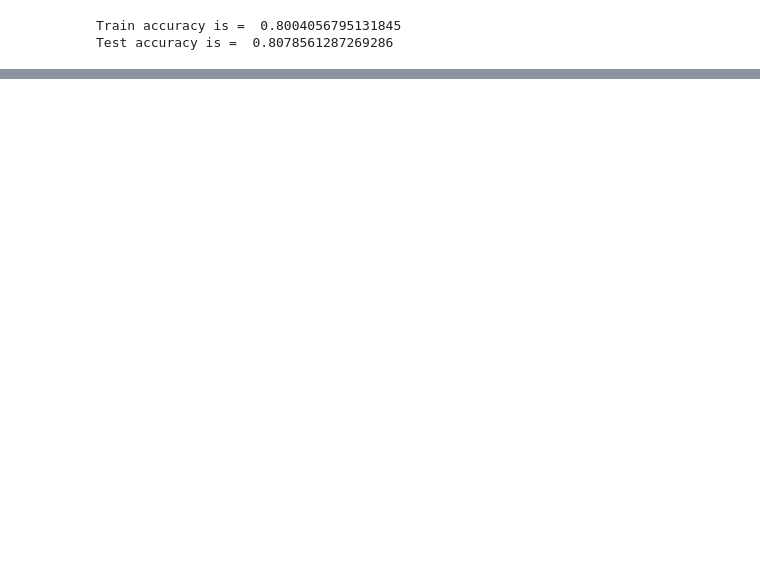
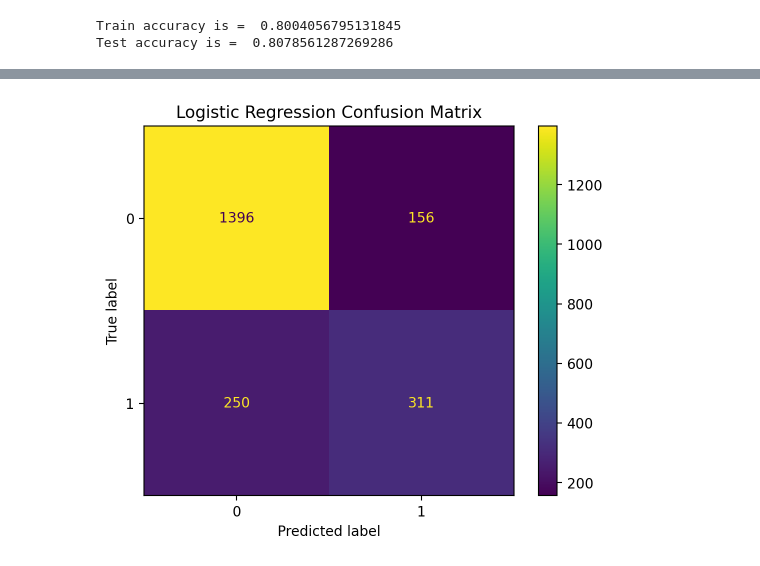
Before and after one commit to JackGO-1998/ShowCase, a Jupyter notebook: Notebook/Session78.ipynb, the cells around one changed output, grey strips where cells are left out. Saved outputs shown, nothing was run; the diff lists cells and outputs as text; code cells hidden in the pictures; blank space fills up the shorter version.

```diff
--- a/Notebook/Session78.ipynb
+++ b/Notebook/Session78.ipynb
@@ -789,0 +747,33 @@ Best Params:  {'lr__C': 10, 'lr__max_iter': 20, 'lr__penalty': 'l2'}
+# %%
+# set up the grid search for each of the models
+lr_grid_search = GridSearchCV(estimator=pipe_lr,
+        param_grid=lr_param_grid,
+        scoring='accuracy',
+        cv=3)
+dt_grid_search = GridSearchCV(estimator=pipe_dt,
+        param_grid=dt_param_grid,
+        scoring='accuracy',
+        cv=3)
+rf_grid_search = GridSearchCV(estimator=pipe_rf,
+        param_grid=rf_param_grid,
+        scoring='accuracy',
+        cv=3)
+knn_grid_search = GridSearchCV(estimator=pipe_knn,
+        param_grid=knn_param_grid,
+        scoring='accuracy',
+        cv=3)
+svm_grid_search = GridSearchCV(estimator=pipe_svm,
+        param_grid=svm_param_grid,
+        scoring='accuracy',
+        cv=3)
+xgb_grid_search = GridSearchCV(estimator=pipe_xgb,
+        param_grid=xgb_param_grid,
+        scoring='accuracy',
+        cv=3)
+# %%
+X_train = train_preprocessed
+X_test = test_preprocessed
+# run the pipelines
+grids = [lr_grid_search, dt_grid_search, rf_grid_search, knn_grid_search, svm_grid_search, xgb_grid_search]
+for pipe in grids:
+    pipe.fit(X_train,y_train)
@@ -789,0 +817,12 @@ Best Params:  {'lr__C': 10, 'lr__max_iter': 20, 'lr__penalty': 'l2'}
+# %%
+# show the confusion matrix plot for logistic regression
+y_pred = lr_grid_search.predict(X_test)
+cm = confusion_matrix(y_test, lr_grid_search.predict(X_test))
+disp = ConfusionMatrixDisplay(confusion_matrix=cm, )
+fig, ax = plt.subplots()
+disp.plot(ax=ax)
+ax.grid(False)  # Disable the grid
+plt.title("Logistic Regression Confusion Matrix")
+plt.show()
+# %% [output]
+[figure, added]
```
Also changed, not shown: parts of 38 cells of this notebook.
